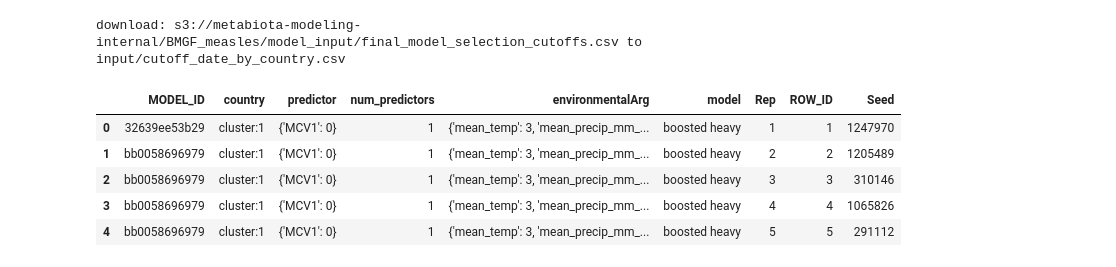
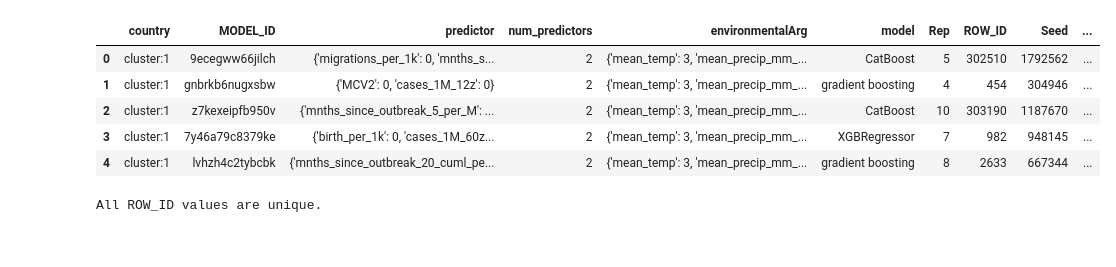
Before and after one commit to concentricbyginkgo/measles_forecasting, a Jupyter notebook: model/RunFromFunction.ipynb, the cells around one changed output. Drawn from its saved outputs; the diff is of its cells as text; code cells hidden in the pictures.

```diff
--- a/model/RunFromFunction.ipynb
+++ b/model/RunFromFunction.ipynb
@@ -19,14 +19,10 @@ download: s3://metabiota-modeling-internal/BMGF_measles/model_input/processed_me
 # %%
-#os.system('aws s3 cp --profile internal s3://metabiota-modeling-internal/BMGF_measles/model_input/final_mod_metadata_20250811.csv ./')
-#os.system('aws s3 cp --profile internal s3://metabiota-modeling-internal/BMGF_measles/model_input/final_model_selection_cutoffs.csv ./input/cutoff_date_by_country.csv')
-meta_df = pd.read_csv('ensemble_meta_20250819.csv')
-#meta_df['model'] = 'boosted alpha'
+meta_df = pd.read_csv('input/metadata_example.csv')
 meta_df.head()
 # %% [output]
-download: s3://metabiota-modeling-internal/BMGF_measles/model_input/final_model_selection_cutoffs.csv to input/cutoff_date_by_country.csv
-|  | MODEL_ID | country | predictor | num_predictors | environmentalArg | model | Rep | ROW_ID | Seed |
-| 0 | 32639ee53b29 | cluster:1 | {'MCV1': 0} | 1 | {'mean_temp': 3, 'mean_precip_mm_... | boosted heavy | 1 | 1 | 1247970 |
-| 1 | bb0058696979 | cluster:1 | {'MCV1': 0} | 1 | {'mean_temp': 3, 'mean_precip_mm_... | boosted heavy | 2 | 2 | 1205489 |
-| 2 | bb0058696979 | cluster:1 | {'MCV1': 0} | 1 | {'mean_temp': 3, 'mean_precip_mm_... | boosted heavy | 3 | 3 | 310146 |
-| 3 | bb0058696979 | cluster:1 | {'MCV1': 0} | 1 | {'mean_temp': 3, 'mean_precip_mm_... | boosted heavy | 4 | 4 | 1065826 |
-| 4 | bb0058696979 | cluster:1 | {'MCV1': 0} | 1 | {'mean_temp': 3, 'mean_precip_mm_... | boosted heavy | 5 | 5 | 291112 |
+|  | country | MODEL_ID | predictor | num_predictors | environmentalArg | model | Rep | ROW_ID | Seed | ... |
+| 0 | cluster:1 | 9ecegww66jilch | {'migrations_per_1k': 0, 'mnths_s... | 2 | {'mean_temp': 3, 'mean_precip_mm_... | CatBoost | 5 | 302510 | 1792562 | ... |
+| 1 | cluster:1 | gnbrkb6nugxsbw | {'MCV2': 0, 'cases_1M_12z': 0} | 2 | {'mean_temp': 3, 'mean_precip_mm_... | gradient boosting | 4 | 454 | 304946 | ... |
+| 2 | cluster:1 | z7kexeipfb950v | {'mnths_since_outbreak_5_per_M': ... | 2 | {'mean_temp': 3, 'mean_precip_mm_... | CatBoost | 10 | 303190 | 1187670 | ... |
+| 3 | cluster:1 | 7y46a79c8379ke | {'birth_per_1k': 0, 'cases_1M_60z... | 2 | {'mean_temp': 3, 'mean_precip_mm_... | XGBRegressor | 7 | 982 | 948145 | ... |
+| 4 | cluster:1 | lvhzh4c2tybcbk | {'mnths_since_outbreak_20_cuml_pe... | 2 | {'mean_temp': 3, 'mean_precip_mm_... | gradient boosting | 8 | 2633 | 667344 | ... |
@@ -35,3 +29,14 @@ download: s3://metabiota-modeling-internal/BMGF_measles/model_input/final_model_
 # %%
-test_rows = random.sample(range(1, len(meta_df)), 5)
+test_rows = meta_df['ROW_ID'].values
+
+# Check for duplicates in ROW_ID
+duplicates = meta_df['ROW_ID'][meta_df['ROW_ID'].duplicated(keep=False)]
+
+if not duplicates.empty:
+    print("Warning: The following ROW_ID values are repeated:")
+    print(duplicates.values)
+else:
+    print("All ROW_ID values are unique.")
+# %% [output]
+All ROW_ID values are unique.
 # %%
```
Also changed, not shown: parts of 3 cells of this notebook, 16 other files.
